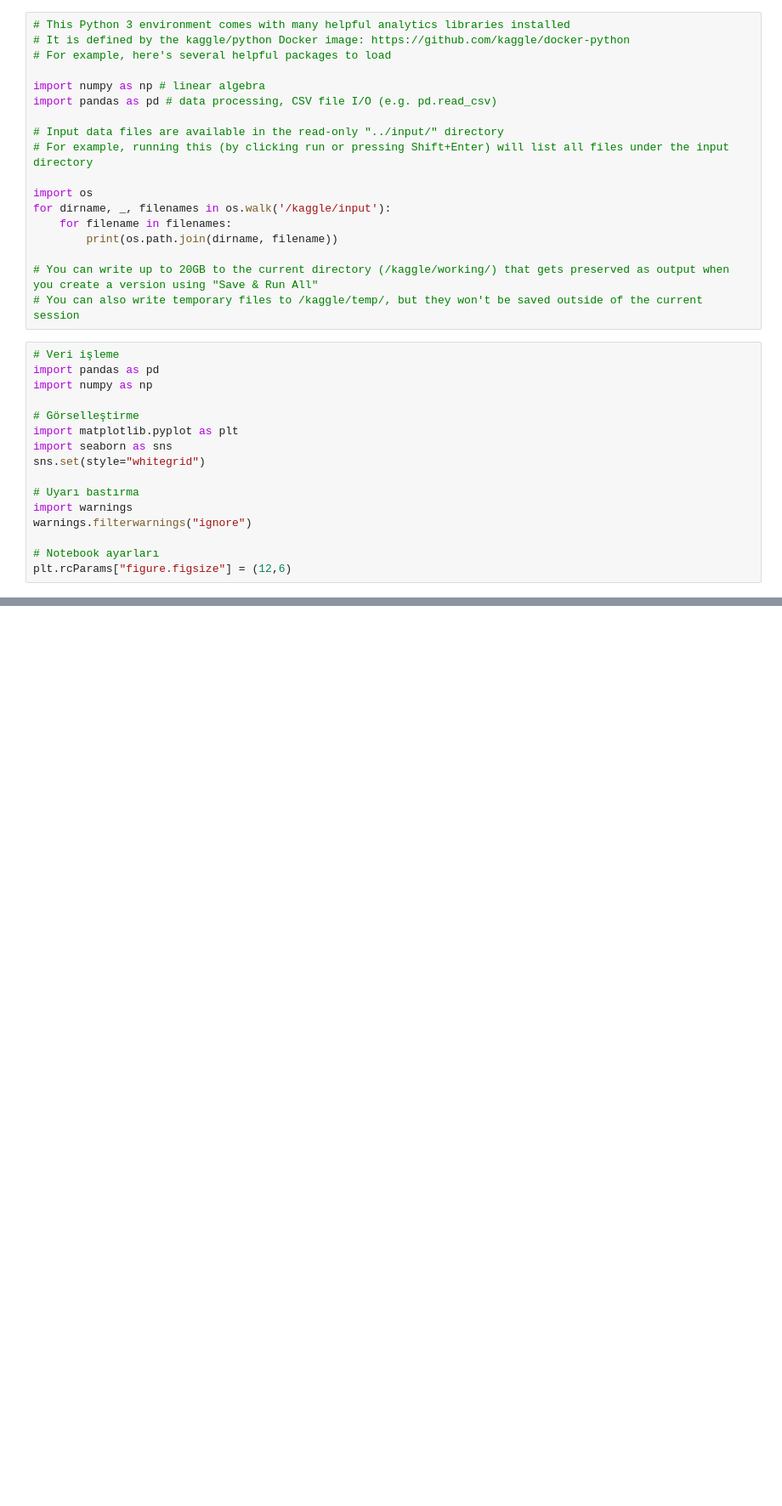
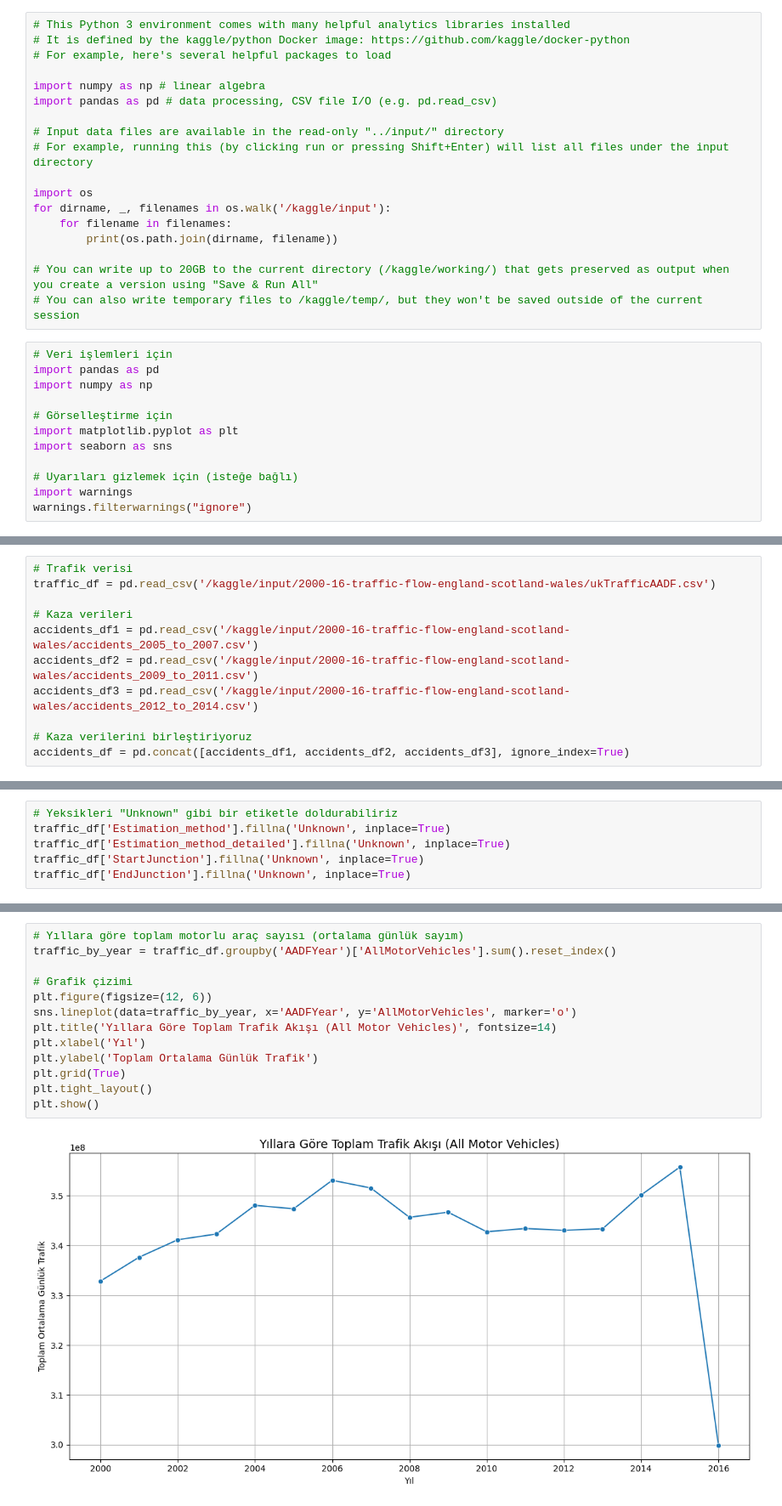
Before and after one commit to ertecino/Trafik-Kazalar-Analizi, a Jupyter notebook: trafik-kazalar-analizi.ipynb, the cells around one changed output, grey strips where cells are left out. Shown at 85% size. Drawn from its saved outputs; the diff is of its cells as text; blank space fills up the shorter version.

Commit message:
Kaggle Notebook | Trafik Kazaları Analizi | Version 3

```diff
--- a/trafik-kazalar-analizi.ipynb
+++ b/trafik-kazalar-analizi.ipynb
@@ -17,21 +17,17 @@ for dirname, _, filenames in os.walk('/kaggle/input'):
 # You can write up to 20GB to the current directory (/kaggle/working/) that gets preserved as output when you create a version using "Save & Run All"
 # You can also write temporary files to /kaggle/temp/, but they won't be saved outside of the current session
 # %%
-# Veri işleme
+# Veri işlemleri için
 import pandas as pd
 import numpy as np
 
-# Görselleştirme
+# Görselleştirme için
 import matplotlib.pyplot as plt
 import seaborn as sns
-sns.set(style="whitegrid")
 
-# Uyarı bastırma
+# Uyarıları gizlemek için (isteğe bağlı)
 import warnings
 warnings.filterwarnings("ignore")
-
-# Notebook ayarları
-plt.rcParams["figure.figsize"] = (12,6)
 # %%
 import os
 for dirname, _, filenames in os.walk('/kaggle/input'):
@@ -59,0 +44,11 @@ check_missing(accidents, "Kazalar")
+# %%
+# Trafik verisi
+traffic_df = pd.read_csv('/kaggle/input/2000-16-traffic-flow-england-scotland-wales/ukTrafficAADF.csv')
+
+# Kaza verileri
+accidents_df1 = pd.read_csv('/kaggle/input/2000-16-traffic-flow-england-scotland-wales/accidents_2005_to_2007.csv')
+accidents_df2 = pd.read_csv('/kaggle/input/2000-16-traffic-flow-england-scotland-wales/accidents_2009_to_2011.csv')
+accidents_df3 = pd.read_csv('/kaggle/input/2000-16-traffic-flow-england-scotland-wales/accidents_2012_to_2014.csv')
+
+# Kaza verilerini birleştiriyoruz
+accidents_df = pd.concat([accidents_df1, accidents_df2, accidents_df3], ignore_index=True)
@@ -59,0 +122,6 @@ check_missing(accidents, "Kazalar")
+# %%
+# Yeksikleri "Unknown" gibi bir etiketle doldurabiliriz
+traffic_df['Estimation_method'].fillna('Unknown', inplace=True)
+traffic_df['Estimation_method_detailed'].fillna('Unknown', inplace=True)
+traffic_df['StartJunction'].fillna('Unknown', inplace=True)
+traffic_df['EndJunction'].fillna('Unknown', inplace=True)
@@ -59,0 +151,15 @@ check_missing(accidents, "Kazalar")
+# %%
+# Yıllara göre toplam motorlu araç sayısı (ortalama günlük sayım)
+traffic_by_year = traffic_df.groupby('AADFYear')['AllMotorVehicles'].sum().reset_index()
+
+# Grafik çizimi
+plt.figure(figsize=(12, 6))
+sns.lineplot(data=traffic_by_year, x='AADFYear', y='AllMotorVehicles', marker='o')
+plt.title('Yıllara Göre Toplam Trafik Akışı (All Motor Vehicles)', fontsize=14)
+plt.xlabel('Yıl')
+plt.ylabel('Toplam Ortalama Günlük Trafik')
+plt.grid(True)
+plt.tight_layout()
+plt.show()
+# %% [output]
+[figure, added]
```
Also changed, not shown: parts of 45 cells of this notebook.
